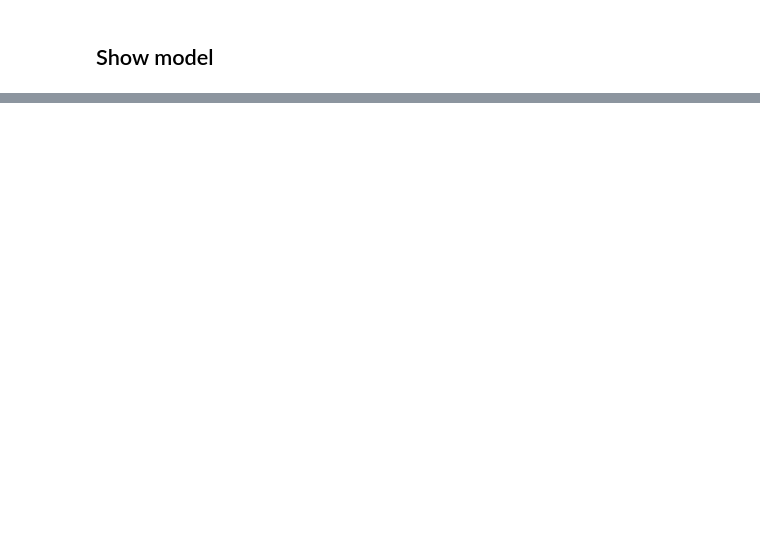
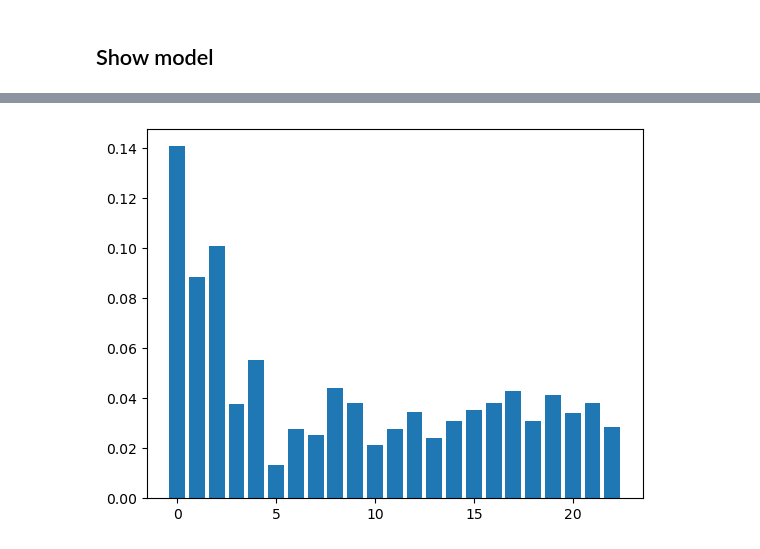
Before and after one commit to ElliceNels/B3EPIC, a Jupyter notebook: Random_Forest_Regression.ipynb, the cells around one changed output, grey strips where cells are left out. Saved outputs shown, nothing was run; the diff lists cells and outputs as text; code cells hidden in the pictures; blank space fills up the shorter version.

```diff
--- a/Random_Forest_Regression.ipynb
+++ b/Random_Forest_Regression.ipynb
@@ -131,8 +124,10 @@ tr_labels = y_val
 # %%
 def print_results(results):
     print('BEST PARAMS: {}\n'.format(results.best_params_))
+    best_params = results.best_params_
 
     means = results.cv_results_['mean_test_score']
     stds = results.cv_results_['std_test_score']
     for mean, std, params in  zip(means, stds, results.cv_results_['params']):
         print('{} (+/-{}) for {}'.format(round(mean, 3), round(std * 2, 3), params))
+    return best_params
@@ -146,8 +143,9 @@ param_grid = {
     'bootstrap': [True, False]  # Whether bootstrap samples are used when building trees
 }
 
+regressor = RandomForestRegressor()
 
-grid_search = GridSearchCV(regressor, param_grid, cv=5)
-grid_search.fit(tr_features, tr_labels.values.ravel())
+grid_search = GridSearchCV(regressor, param_grid, cv=5, scoring='neg_mean_squared_error')
+grid_search.fit(X_train, y_train.values.ravel())
 
-print_results(grid_search)
+best_parameters = print_results(grid_search)
@@ -153,0 +170,12 @@ print_results(grid_search)
+# %%
+hp_regressor = RandomForestRegressor(**best_parameters)
+
+X_train_val = pd.concat([X_train, X_val])
+y_train_val = pd.concat([y_train, y_val])
+
+hp_regressor.fit(X_train_val, y_train_val)
+val_score = hp_regressor.score(X_val, y_val)
+print("Validation Score:", val_score)
+
+# # Make predictions
+Y_pred = hp_regressor.predict(X_test)
@@ -153,0 +214,5 @@ print_results(grid_search)
+# %%
+importance = hp_regressor.feature_importances_
+
+for i,v in enumerate(importance):
+    print('Feature: %0d, Score: %.5f' % (i,v))
@@ -153,0 +254,7 @@ print_results(grid_search)
+# %%
+from matplotlib import pyplot
+
+pyplot.bar([x for x in range(len(importance))], importance)
+pyplot.show()
+# %% [output]
+[figure, added]
```
Also changed, not shown: parts of 28 cells of this notebook, 1 other file.
